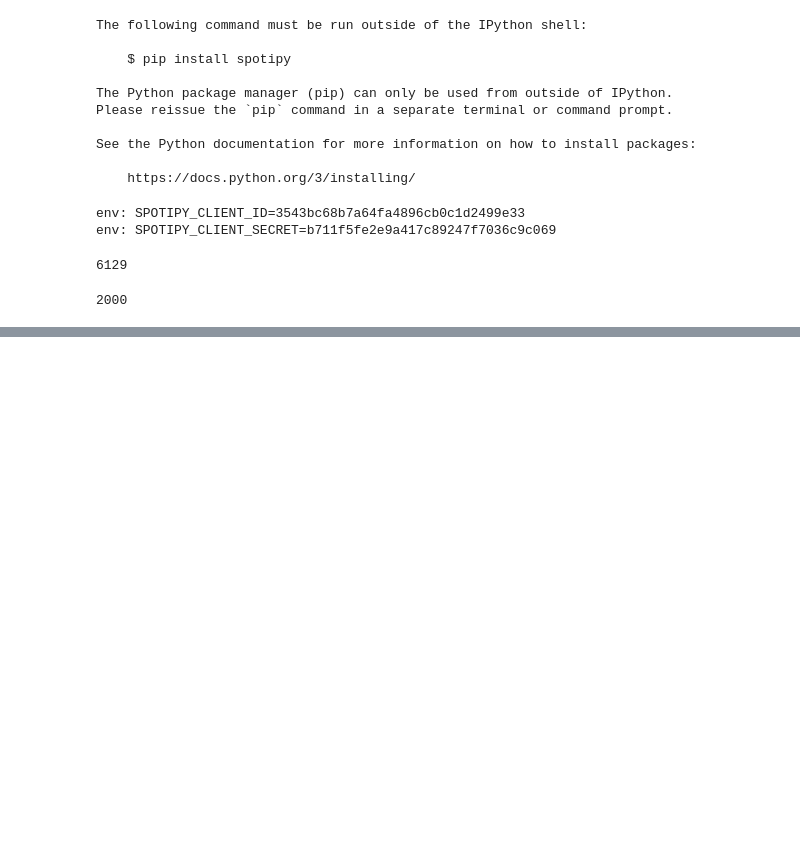
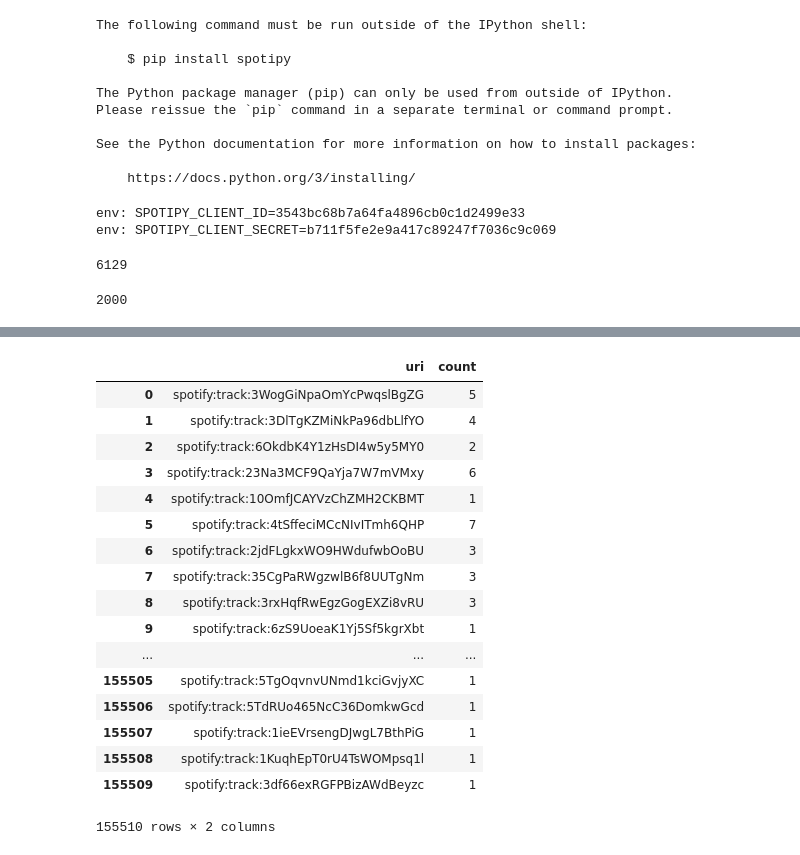
Before and after one commit to kzo2/Info-2950-Final-Project, a Jupyter notebook: datascraping_2019.ipynb, the cells around one changed output, grey strips where cells are left out. Saved outputs shown, nothing was run; the diff lists cells and outputs as text; code cells hidden in the pictures; blank space fills up the shorter version.

```diff
--- a/datascraping_2019.ipynb
+++ b/datascraping_2019.ipynb
@@ -105,0 +111,21 @@ len(tracks)
+# %%
+df
+# %% [output]
+|  | uri | count |
+| 0 | spotify:track:3WogGiNpaOmYcPwqslBgZG | 5 |
+| 1 | spotify:track:3DlTgKZMiNkPa96dbLlfYO | 4 |
+| 2 | spotify:track:6OkdbK4Y1zHsDI4w5y5MY0 | 2 |
+| 3 | spotify:track:23Na3MCF9QaYja7W7mVMxy | 6 |
+| 4 | spotify:track:10OmfJCAYVzChZMH2CKBMT | 1 |
+| 5 | spotify:track:4tSffeciMCcNIvITmh6QHP | 7 |
+| 6 | spotify:track:2jdFLgkxWO9HWdufwbOoBU | 3 |
+| 7 | spotify:track:35CgPaRWgzwlB6f8UUTgNm | 3 |
+| 8 | spotify:track:3rxHqfRwEgzGogEXZi8vRU | 3 |
+| 9 | spotify:track:6zS9UoeaK1Yj5Sf5kgrXbt | 1 |
+| ... | ... | ... |
+| 155505 | spotify:track:5TgOqvnvUNmd1kciGvjyXC | 1 |
+| 155506 | spotify:track:5TdRUo465NcC36DomkwGcd | 1 |
+| 155507 | spotify:track:1ieEVrsengDJwgL7BthPiG | 1 |
+| 155508 | spotify:track:1KuqhEpT0rU4TsWOMpsq1l | 1 |
+| 155509 | spotify:track:3df66exRGFPBizAWdBeyzc | 1 |
+155510 rows × 2 columns
```
Also changed, not shown: parts of 9 cells of this notebook, 3 other files.
